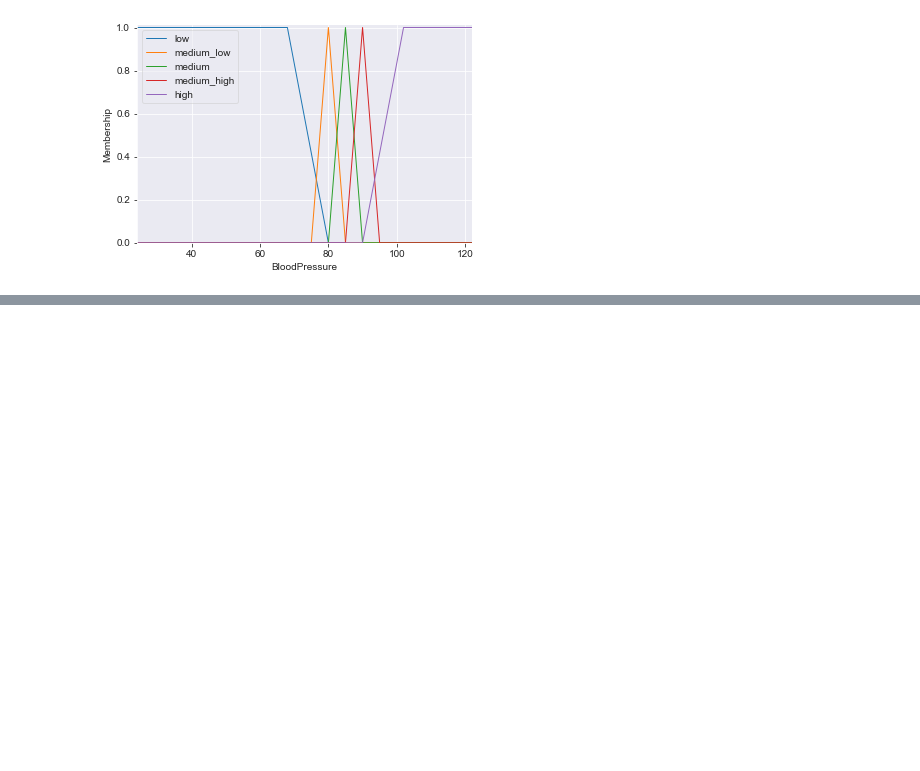
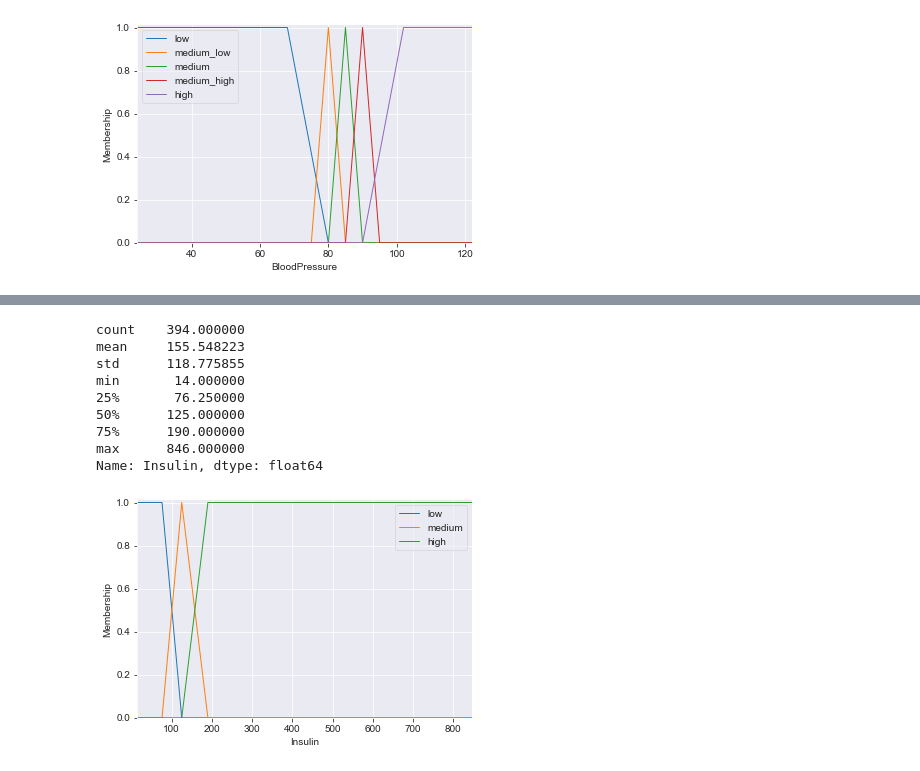
Before and after one commit to Domin8668/Projekt_SSI, a Jupyter notebook: fuzzy.ipynb, the cells around one changed output, grey strips where cells are left out. Saved outputs shown, nothing was run; the diff lists cells and outputs as text; code cells hidden in the pictures; blank space fills up the shorter version.

```diff
--- a/fuzzy.ipynb
+++ b/fuzzy.ipynb
@@ -166,0 +195,20 @@ Name: BloodPressure, dtype: float64
+# %%
+insulin_data = data['Insulin']
+insulin_data = insulin_data[insulin_data != 0]
+insulin = ctrl.Antecedent(insulin_data.sort_values(), 'Insulin')
+insulin['low'] = fuzz.trapmf(insulin.universe, [14, 14, 76, 125])
+insulin['medium'] = fuzz.trimf(insulin.universe, [76, 125, 190])
+insulin['high'] = fuzz.trapmf(insulin.universe, [125, 190, 846, 846])
+insulin.view()
+insulin_data.describe()
+# %% [output]
+count    394.000000
+mean     155.548223
+std      118.775855
+min       14.000000
+25%       76.250000
+50%      125.000000
+75%      190.000000
+max      846.000000
+Name: Insulin, dtype: float64
+[figure, added]
```
Also changed, not shown: parts of 6 cells of this notebook.
